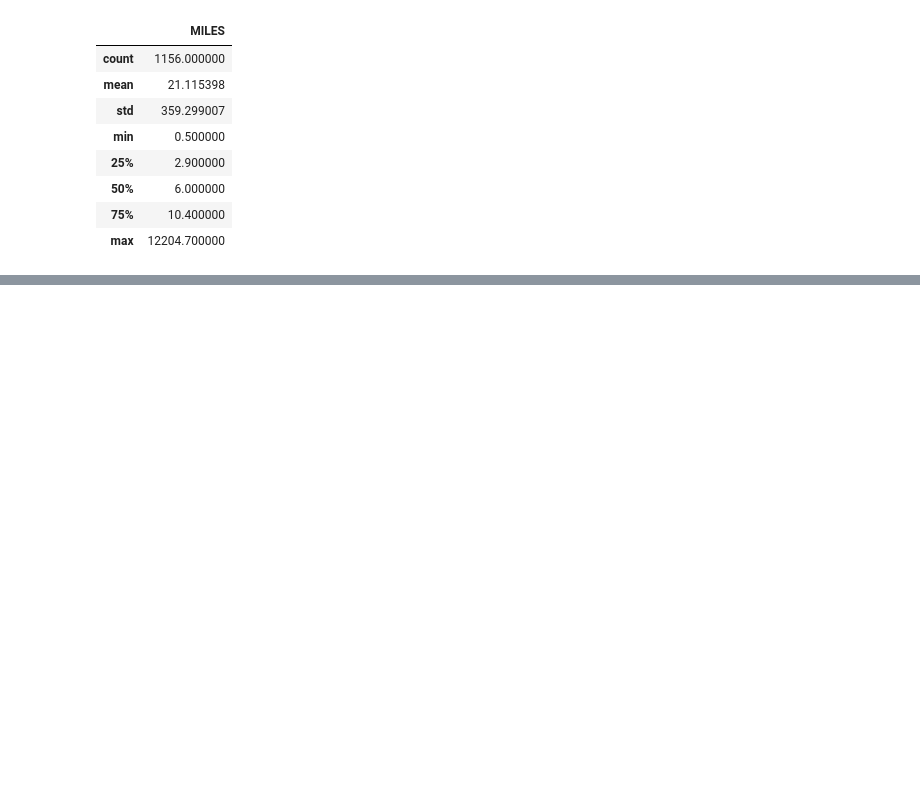
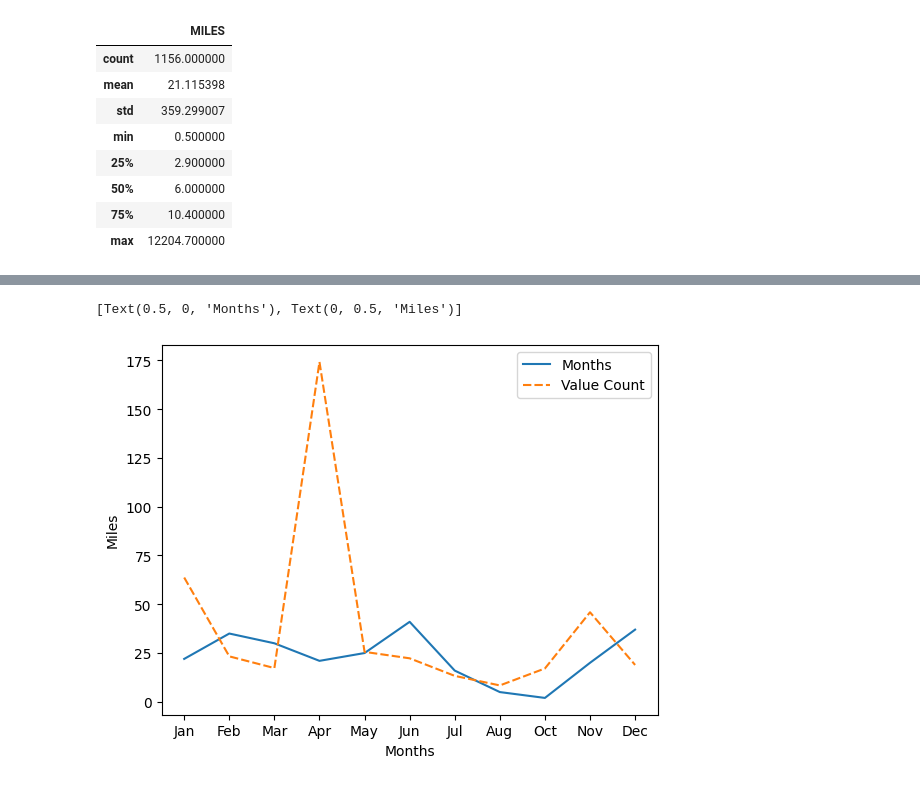
Before and after one commit to Kabyik-Kayal/DATA-ANALYSIS-PROJECTS, a Jupyter notebook: Uber/data_analysis.ipynb, the cells around one changed output, grey strips where cells are left out. Saved outputs shown, nothing was run; the diff lists cells and outputs as text; code cells hidden in the pictures; blank space fills up the shorter version.

```diff
--- a/Uber/data_analysis.ipynb
+++ b/Uber/data_analysis.ipynb
@@ -47,0 +137,11 @@ data.describe()
+# %%
+df = pd.DataFrame({
+    "Months": mon.values,
+    "Value Count": data.groupby('Month', sort=False)['MILES'].max()
+})
+
+plt = sns.lineplot(data = df)
+plt.set(xlabel = 'Months', ylabel = 'Miles')
+# %% [output]
+[Text(0.5, 0, 'Months'), Text(0, 0.5, 'Miles')]
+[figure, added]
```
Also changed, not shown: parts of 24 cells of this notebook.
